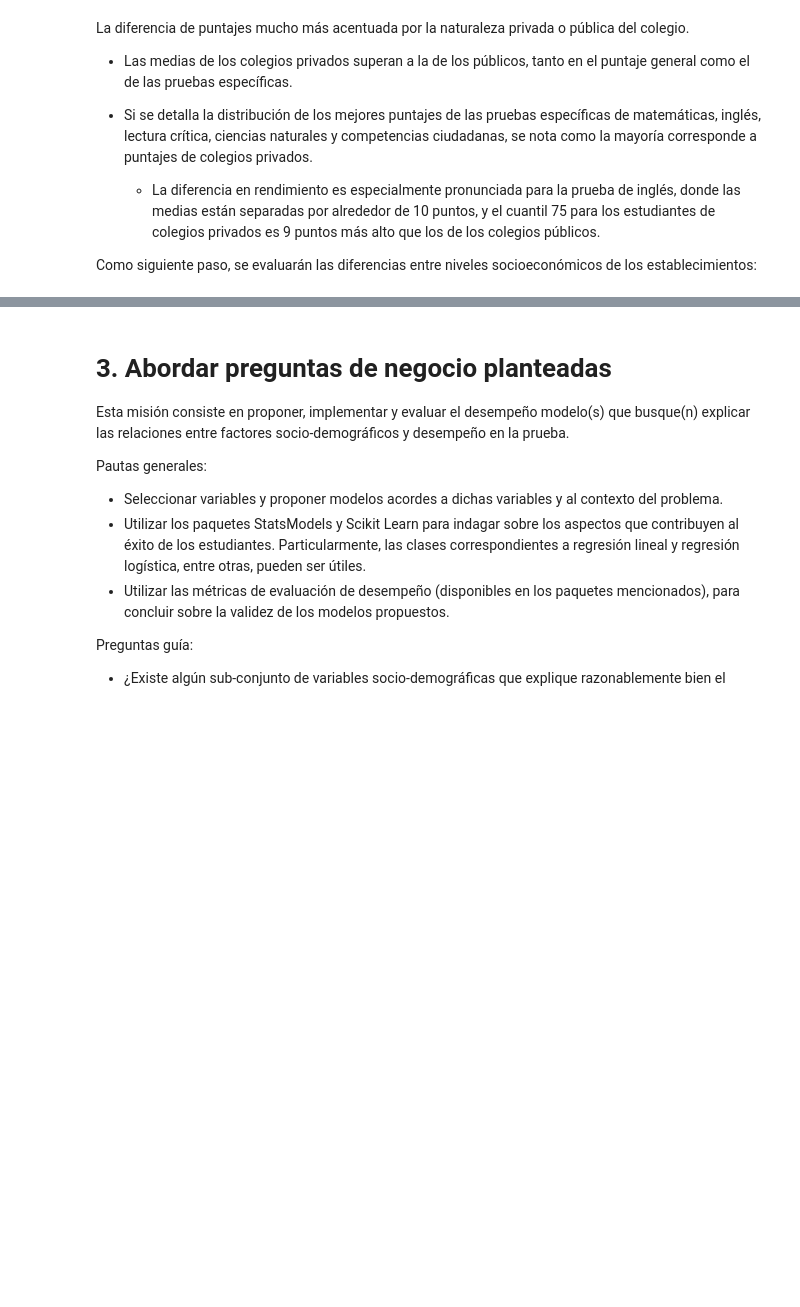
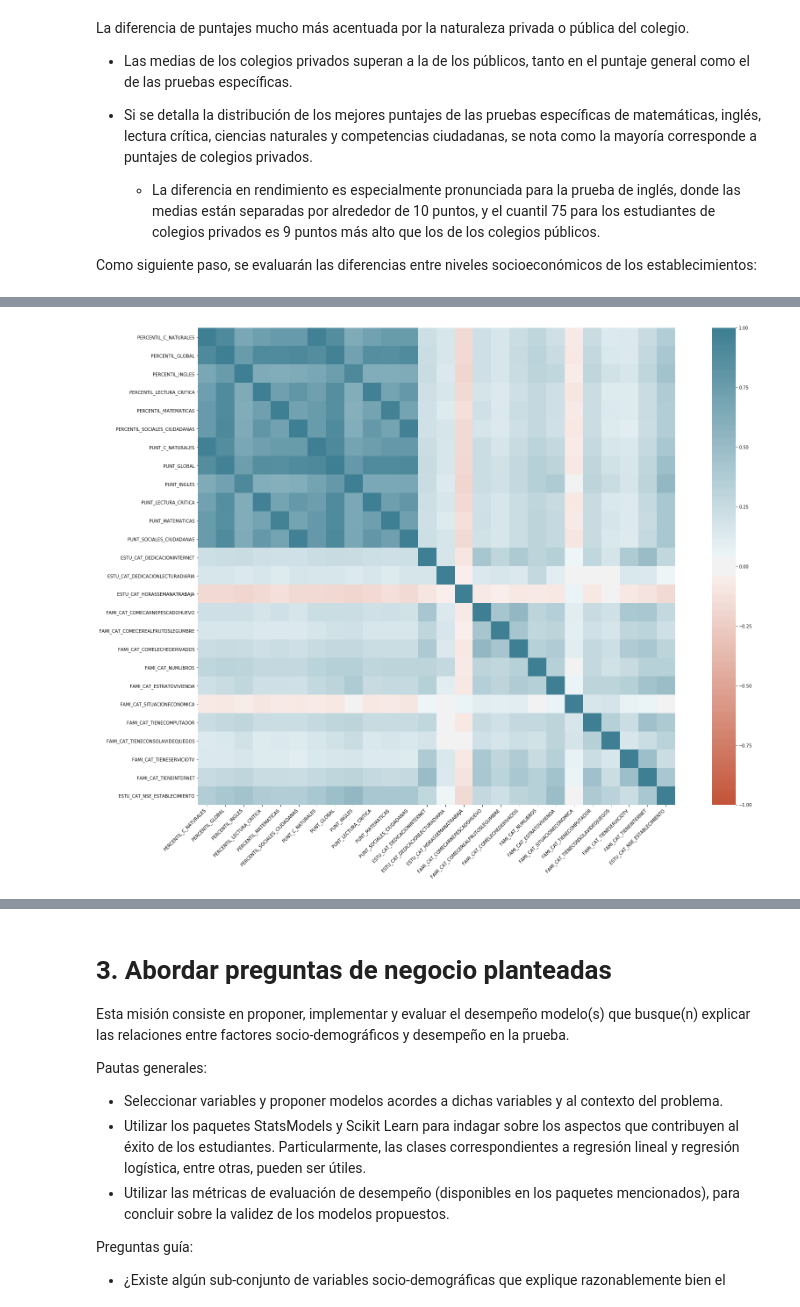
Before and after one commit to M-Padilla/MIIA_m.padillag_27, a Jupyter notebook: Laboratorios/Lab_2_27.ipynb, the cells around one changed output, grey strips where cells are left out. Drawn from its saved outputs; the diff is of its cells as text; code cells hidden in the pictures; blank space fills up the shorter version.

```diff
--- a/Laboratorios/Lab_2_27.ipynb
+++ b/Laboratorios/Lab_2_27.ipynb
@@ -459,14 +575,29 @@ df.columns
 # %%
+df_corr = df[['PERCENTIL_C_NATURALES', 'PERCENTIL_GLOBAL', 'PERCENTIL_INGLES', 'PERCENTIL_LECTURA_CRITICA',
+              'PERCENTIL_MATEMATICAS', 'PERCENTIL_SOCIALES_CIUDADANAS', 'PUNT_C_NATURALES', 'PUNT_GLOBAL',
+              'PUNT_INGLES', 'PUNT_LECTURA_CRITICA', 'PUNT_MATEMATICAS', 'PUNT_SOCIALES_CIUDADANAS',
+              'ESTU_CAT_DEDICACIONINTERNET', 'ESTU_CAT_DEDICACIONLECTURADIARIA', 'ESTU_CAT_HORASSEMANATRABAJA',
+              'FAMI_CAT_COMECARNEPESCADOHUEVO', 'FAMI_CAT_COMECEREALFRUTOSLEGUMBRE', 'FAMI_CAT_COMELECHEDERIVADOS',
+              'FAMI_CAT_NUMLIBROS', 'FAMI_CAT_ESTRATOVIVIENDA', 'FAMI_CAT_SITUACIONECONOMICA', 'FAMI_CAT_TIENECOMPUTADOR',
+              'FAMI_CAT_TIENECONSOLAVIDEOJUEGOS', 'FAMI_CAT_TIENESERVICIOTV', 'FAMI_CAT_TIENEINTERNET',
+              'ESTU_CAT_NSE_ESTABLECIMIENTO']]
+
 fig = plt.figure(figsize=(30, 20))
 
 ax = sns.heatmap(
-    df.corr(),
+    df_corr.corr(),
     vmin=-1, vmax=1, center=0,
     cmap=sns.diverging_palette(20, 220, n=200),
     square=True
 )
 ax.set_xticklabels(
     ax.get_xticklabels(),
     rotation=45,
     horizontalalignment='right'
 );
+
+plt.show()
+
+df_corr.corr()
+# %% [output]
+[figure, added]
```
Also changed, not shown: parts of 28 cells of this notebook.
